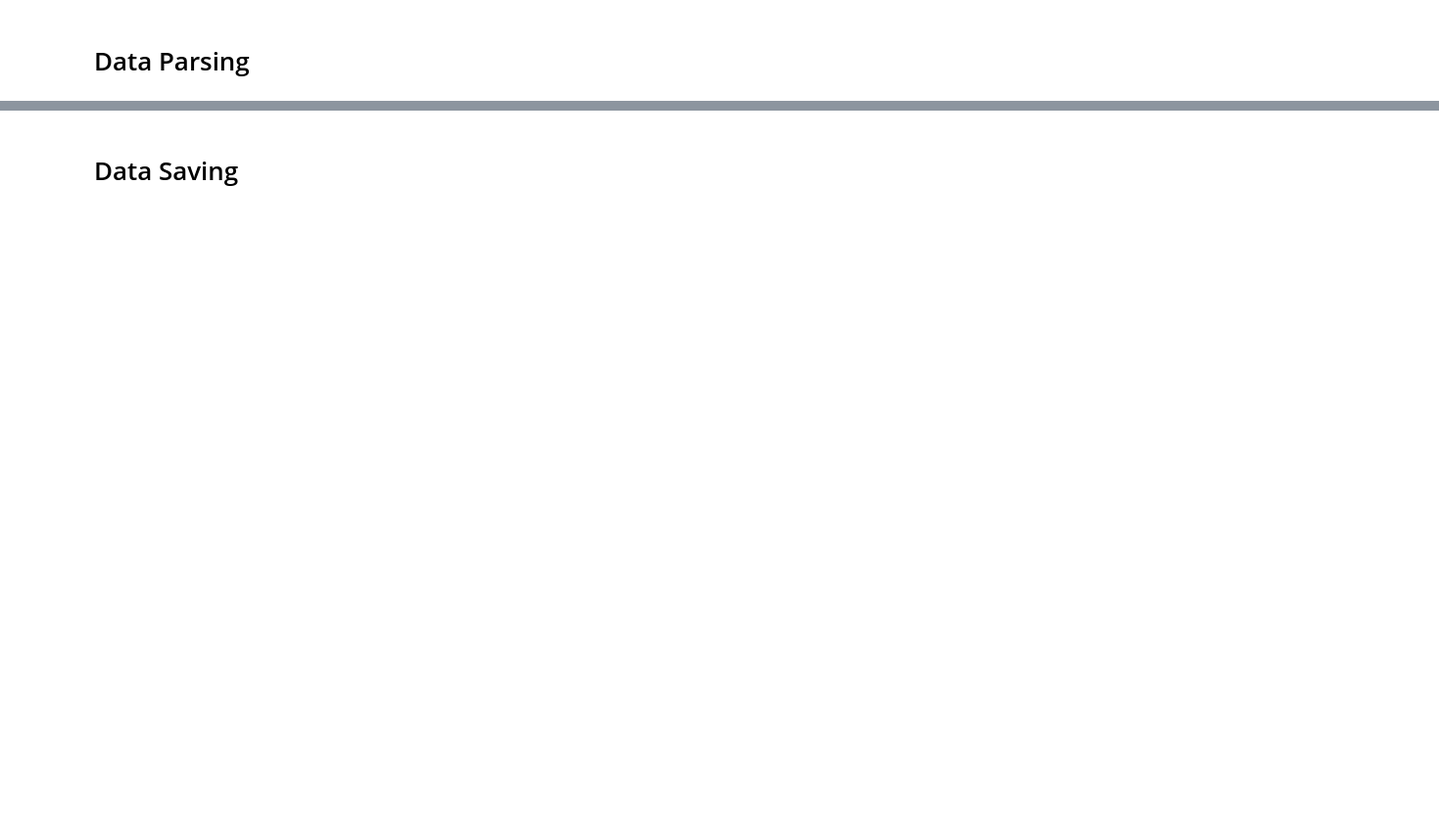
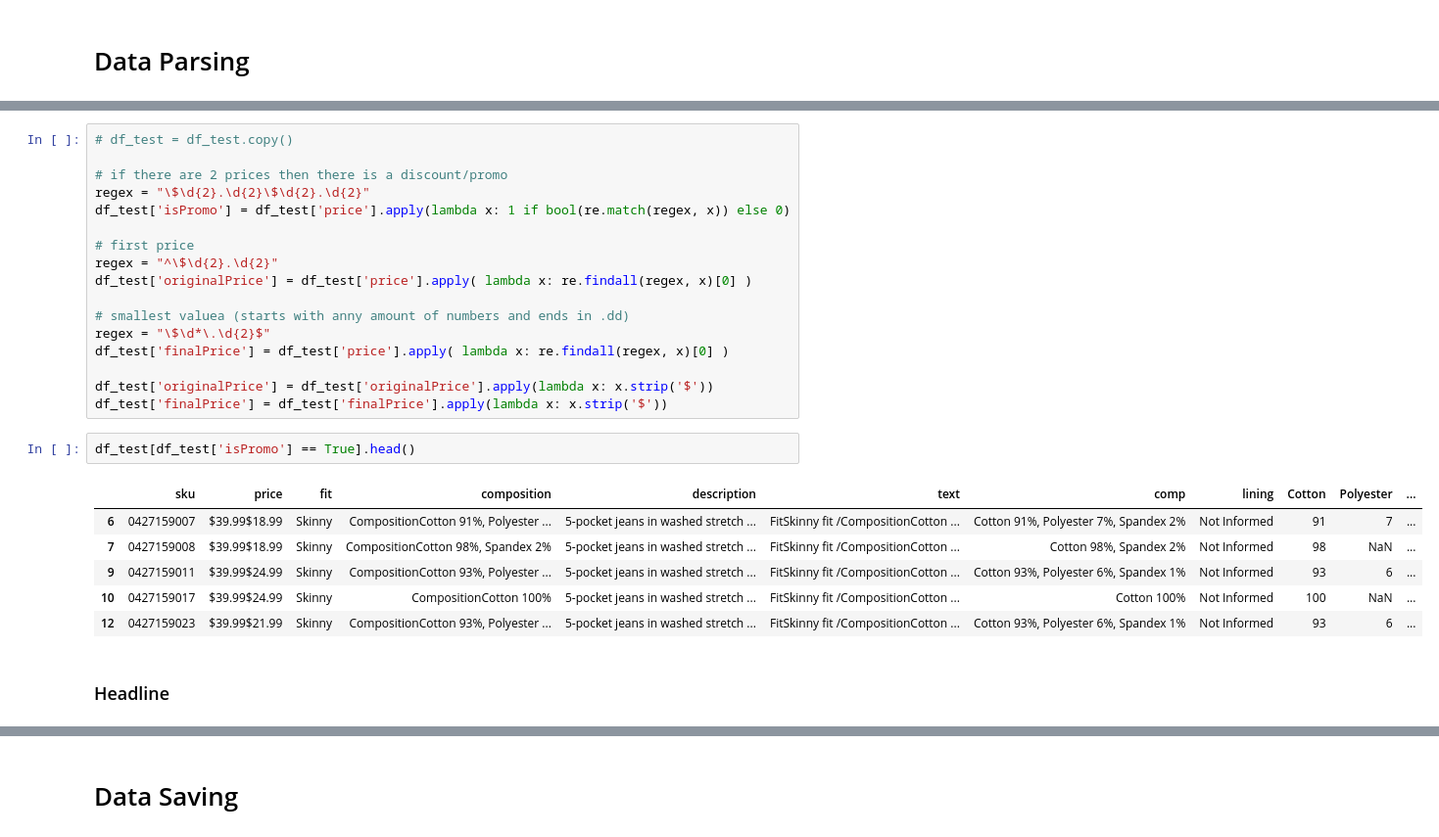
Before and after one commit to humberto-aguiar/Web-Scraping-Jeans, a Jupyter notebook: hm-web-scraping-v01.ipynb, the cells around one changed output, grey strips where cells are left out. Shown: that part at 98% size. Drawn from its saved outputs; the diff is of its cells as text; blank space fills up the shorter version.

```diff
--- a/hm-web-scraping-v01.ipynb
+++ b/hm-web-scraping-v01.ipynb
@@ -383,0 +510,28 @@ content.text
+# %%
+# df_test = df_test.copy()
+
+# if there are 2 prices then there is a discount/promo
+regex = "\$\d{2}.\d{2}\$\d{2}.\d{2}"
+df_test['isPromo'] = df_test['price'].apply(lambda x: 1 if bool(re.match(regex, x)) else 0)
+
+# first price
+regex = "^\$\d{2}.\d{2}"
+df_test['originalPrice'] = df_test['price'].apply( lambda x: re.findall(regex, x)[0] )
+
+# smallest valuea (starts with anny amount of numbers and ends in .dd)
+regex = "\$\d*\.\d{2}$"
+df_test['finalPrice'] = df_test['price'].apply( lambda x: re.findall(regex, x)[0] )
+
+df_test['originalPrice'] = df_test['originalPrice'].apply(lambda x: x.strip('$'))
+df_test['finalPrice'] = df_test['finalPrice'].apply(lambda x: x.strip('$'))
+# %%
+df_test[df_test['isPromo'] == True].head()
+# %% [output]
+|  | sku | price | fit | composition | description | text | comp | lining | Cotton | Polyester | ... |
+| 6 | 0427159007 | $39.99$18.99 | Skinny | CompositionCotton 91%, Polyester ... | 5-pocket jeans in washed stretch ... | FitSkinny fit /CompositionCotton ... | Cotton 91%, Polyester 7%, Spandex 2% | Not Informed | 91 | 7 | ... |
+| 7 | 0427159008 | $39.99$18.99 | Skinny | CompositionCotton 98%, Spandex 2% | 5-pocket jeans in washed stretch ... | FitSkinny fit /CompositionCotton ... | Cotton 98%, Spandex 2% | Not Informed | 98 | NaN | ... |
+| 9 | 0427159011 | $39.99$24.99 | Skinny | CompositionCotton 93%, Polyester ... | 5-pocket jeans in washed stretch ... | FitSkinny fit /CompositionCotton ... | Cotton 93%, Polyester 6%, Spandex 1% | Not Informed | 93 | 6 | ... |
+| 10 | 0427159017 | $39.99$24.99 | Skinny | CompositionCotton 100% | 5-pocket jeans in washed stretch ... | FitSkinny fit /CompositionCotton ... | Cotton 100% | Not Informed | 100 | NaN | ... |
+| 12 | 0427159023 | $39.99$21.99 | Skinny | CompositionCotton 93%, Polyester ... | 5-pocket jeans in washed stretch ... | FitSkinny fit /CompositionCotton ... | Cotton 93%, Polyester 6%, Spandex 1% | Not Informed | 93 | 6 | ... |
+# %% [markdown]
+### Headline
```
Also changed, not shown: parts of 57 cells of this notebook.
